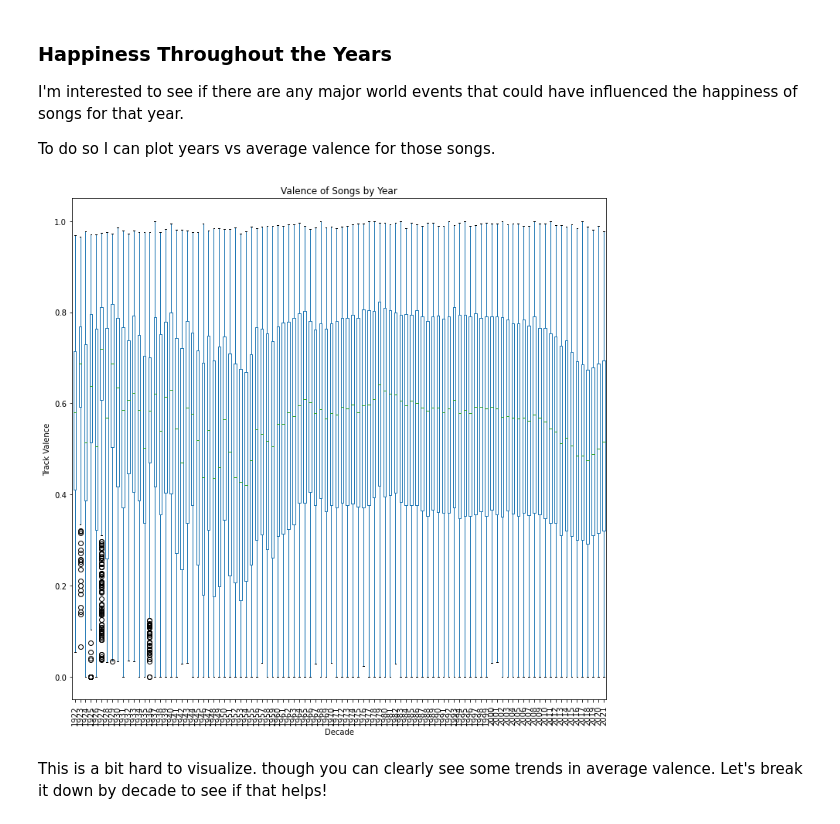
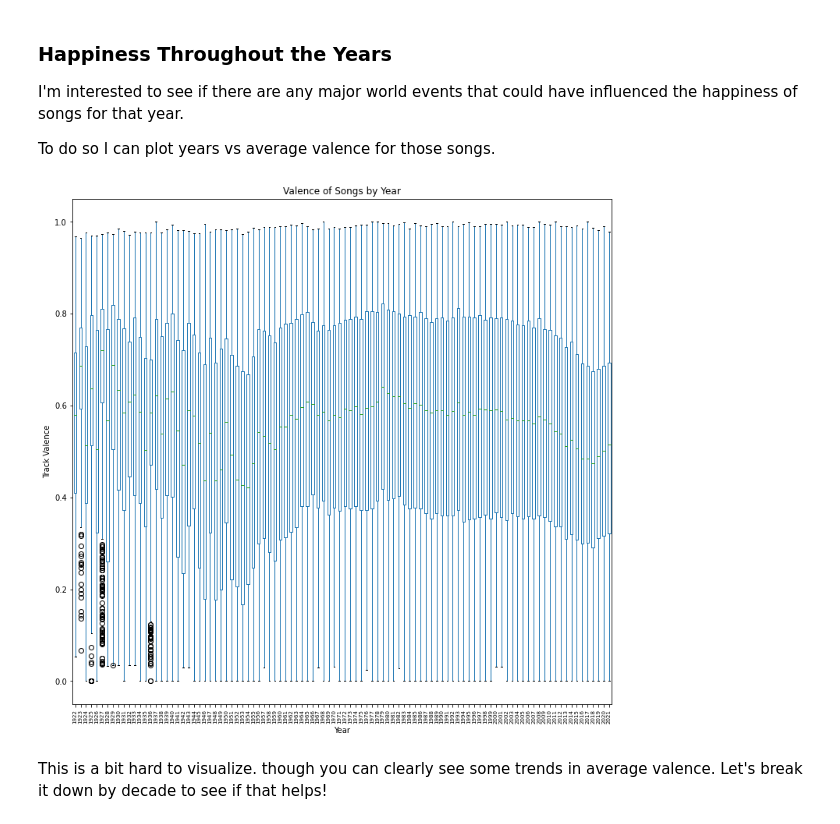
Before and after one commit to twaddlac/spotify_music_library_analyis, a Jupyter notebook: Spotify Music Library Analysis.ipynb, the cells around one changed output. Cells and saved outputs as stored; diff of their text form; code cells hidden in the pictures.

```diff
--- a/Spotify Music Library Analysis.ipynb
+++ b/Spotify Music Library Analysis.ipynb
@@ -56,7 +56,7 @@ tracks['release_year'] = tracks['release_date'].dt.year
 # %%
 # Also will drop all songs from beore 1920 since there's basically nothing there and it
 # makes the plot a little harder to read
-tracks = tracks[tracks['release_year'] > 1920]
+tracks = tracks[tracks['release_year'] > pd.to_datetime(1920)]
 # %% [markdown]
 ## How much happiness is there?
 
@@ -187,7 +202,7 @@ So if we want to look at popluarity over time we will have to normalize somehow.
 
 Regarding acousticness, the first electric guitar was invented in 1932 while the popularity and availability of solid body electric guitars didn't hit until the 1950s. Could that information help explain the negative correlation of acousticness?
 # %%
-get_decade = lambda x: (x//10)*10
+get_decade = lambda x: (int(x)//10)*10
 tracks['decade'] = tracks['release_year'].apply(get_decade)
 tracks.boxplot(column=['acousticness'], by='decade');
 plt.suptitle('');
@@ -208,13 +223,15 @@ To do so I can plot years vs average valence for those songs.
 # %%
 # Grouping by year
 plot = tracks.boxplot(column='valence', by='release_year', rot=90)
 plt.title("Valence of Songs by Year");
 plt.ylabel("Track Valence");
-plt.xlabel("Decade");
+plt.xticks(fontsize=7)
+plt.xlabel("Year");
 plt.grid(False)
-plt.suptitle("");
+plt.suptitle("")
+plt.savefig("data/figures/valence-by-.png", bbox_inches='tight');
 # %% [output]
-[figure, old version]
+[figure, new version]
 # %% [markdown]
 This is a bit hard to visualize. though you can clearly see some trends in average valence. Let's break it down by decade to see if that helps!
 # %%
```
Also changed, not shown: parts of 15 cells of this notebook, 9 other files.
